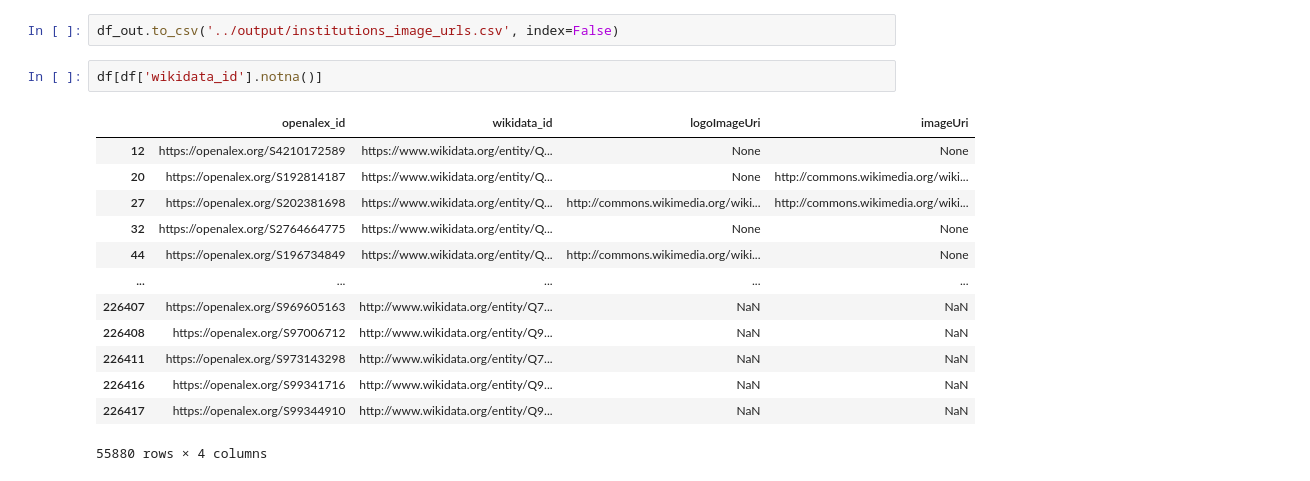
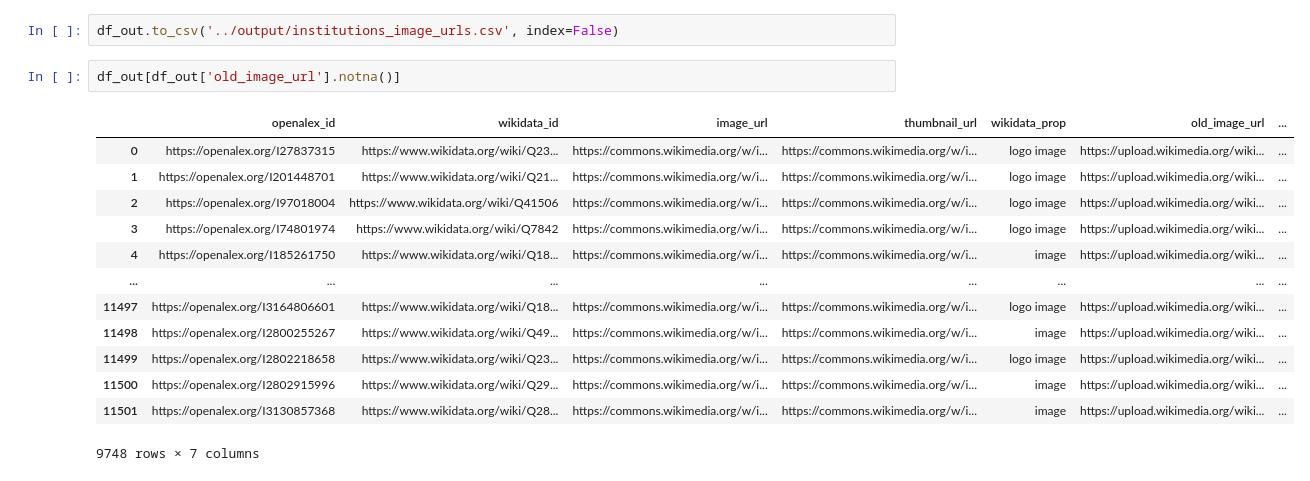
Before and after one commit to h1-the-swan/openalex-sandbox, a Jupyter notebook: notebooks/logos_from_wikidata.ipynb, the cells around one changed output. Drawn from its saved outputs; the diff is of its cells as text.

```diff
--- a/notebooks/logos_from_wikidata.ipynb
+++ b/notebooks/logos_from_wikidata.ipynb
@@ -528,18 +534,18 @@ _df
 # %%
 df_out.to_csv('../output/institutions_image_urls.csv', index=False)
-# %%
-df[df['wikidata_id'].notna()]
-# %% [output]
-|  | openalex_id | wikidata_id | logoImageUri | imageUri |
-| 12 | https://openalex.org/S4210172589 | https://www.wikidata.org/entity/Q... | None | None |
-| 20 | https://openalex.org/S192814187 | https://www.wikidata.org/entity/Q... | None | http://commons.wikimedia.org/wiki... |
-| 27 | https://openalex.org/S202381698 | https://www.wikidata.org/entity/Q... | http://commons.wikimedia.org/wiki... | http://commons.wikimedia.org/wiki... |
-| 32 | https://openalex.org/S2764664775 | https://www.wikidata.org/entity/Q... | None | None |
-| 44 | https://openalex.org/S196734849 | https://www.wikidata.org/entity/Q... | http://commons.wikimedia.org/wiki... | None |
-| ... | ... | ... | ... | ... |
-| 226407 | https://openalex.org/S969605163 | http://www.wikidata.org/entity/Q7... | NaN | NaN |
-| 226408 | https://openalex.org/S97006712 | http://www.wikidata.org/entity/Q9... | NaN | NaN |
-| 226411 | https://openalex.org/S973143298 | http://www.wikidata.org/entity/Q7... | NaN | NaN |
-| 226416 | https://openalex.org/S99341716 | http://www.wikidata.org/entity/Q9... | NaN | NaN |
-| 226417 | https://openalex.org/S99344910 | http://www.wikidata.org/entity/Q9... | NaN | NaN |
-55880 rows × 4 columns
+# %%
+df_out[df_out['old_image_url'].notna()]
+# %% [output]
+|  | openalex_id | wikidata_id | image_url | thumbnail_url | wikidata_prop | old_image_url | ... |
+| 0 | https://openalex.org/I27837315 | https://www.wikidata.org/wiki/Q23... | https://commons.wikimedia.org/w/i... | https://commons.wikimedia.org/w/i... | logo image | https://upload.wikimedia.org/wiki... | ... |
+| 1 | https://openalex.org/I201448701 | https://www.wikidata.org/wiki/Q21... | https://commons.wikimedia.org/w/i... | https://commons.wikimedia.org/w/i... | logo image | https://upload.wikimedia.org/wiki... | ... |
+| 2 | https://openalex.org/I97018004 | https://www.wikidata.org/wiki/Q41506 | https://commons.wikimedia.org/w/i... | https://commons.wikimedia.org/w/i... | logo image | https://upload.wikimedia.org/wiki... | ... |
+| 3 | https://openalex.org/I74801974 | https://www.wikidata.org/wiki/Q7842 | https://commons.wikimedia.org/w/i... | https://commons.wikimedia.org/w/i... | logo image | https://upload.wikimedia.org/wiki... | ... |
+| 4 | https://openalex.org/I185261750 | https://www.wikidata.org/wiki/Q18... | https://commons.wikimedia.org/w/i... | https://commons.wikimedia.org/w/i... | image | https://upload.wikimedia.org/wiki... | ... |
+| ... | ... | ... | ... | ... | ... | ... | ... |
+| 11497 | https://openalex.org/I3164806601 | https://www.wikidata.org/wiki/Q18... | https://commons.wikimedia.org/w/i... | https://commons.wikimedia.org/w/i... | logo image | https://upload.wikimedia.org/wiki... | ... |
+| 11498 | https://openalex.org/I2800255267 | https://www.wikidata.org/wiki/Q49... | https://commons.wikimedia.org/w/i... | https://commons.wikimedia.org/w/i... | image | https://upload.wikimedia.org/wiki... | ... |
+| 11499 | https://openalex.org/I2802218658 | https://www.wikidata.org/wiki/Q23... | https://commons.wikimedia.org/w/i... | https://commons.wikimedia.org/w/i... | logo image | https://upload.wikimedia.org/wiki... | ... |
+| 11500 | https://openalex.org/I2802915996 | https://www.wikidata.org/wiki/Q29... | https://commons.wikimedia.org/w/i... | https://commons.wikimedia.org/w/i... | image | https://upload.wikimedia.org/wiki... | ... |
+| 11501 | https://openalex.org/I3130857368 | https://www.wikidata.org/wiki/Q28... | https://commons.wikimedia.org/w/i... | https://commons.wikimedia.org/w/i... | image | https://upload.wikimedia.org/wiki... | ... |
+9748 rows × 7 columns
```
Also changed, not shown: parts of 8 cells of this notebook, 5 other files.
